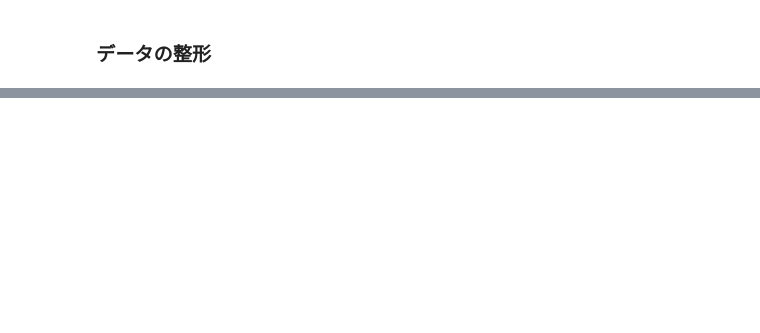
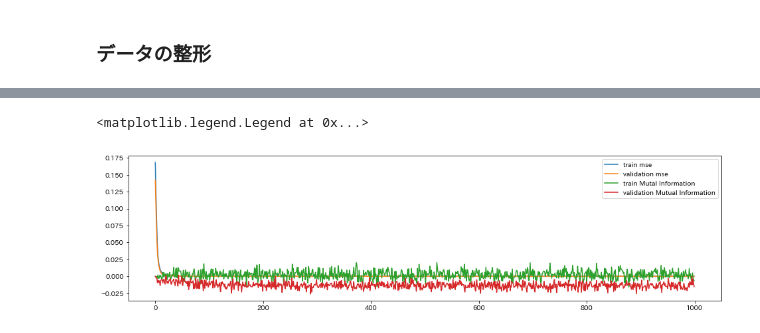
Before and after one commit to ryuichi-tate/estimate-innovation, a Jupyter notebook: kurtosis_loss/lean_kurtosis.ipynb, the cells around one changed output, grey strips where cells are left out. Drawn from its saved outputs; the diff is of its cells as text; code cells hidden in the pictures; blank space fills up the shorter version.

```diff
--- a/kurtosis_loss/lean_kurtosis.ipynb
+++ b/kurtosis_loss/lean_kurtosis.ipynb
@@ -58,0 +157,4 @@ plt.plot(data)
+# %%
+optimizer_F = torch.optim.Adam(params=predictor.parameters(), lr=0.0001 )
+optimizer_G = torch.optim.Adam(params=generator.parameters(), lr=0.0001 )
+# optimizer_F = torch.optim.SGD(params=predictor.parameters(), lr = 0.00005)
@@ -58,0 +163,3 @@ plt.plot(data)
+# %%
+batchMatrix = generator(aa)
+batchMatrix.shape
@@ -58,0 +168,6 @@ plt.plot(data)
+# %%
+mseLoss = nn.MSELoss()
+mseLoss = mseLoss.to(device)
+def Mutual_Information(batchMatrix):
+    return - (1/12*(batchMatrix**3).mean(axis=0) + 1/48*((batchMatrix**4).mean(axis=0) - 3*((batchMatrix**2).mean(axis=0))**2)**2).sum()
+# Variable(Wasserstein.pWasserstein(hat_normeps_t.view(opt.batch_size), p=1), requires_grad=True).to(device)
@@ -58,0 +176,5 @@ plt.plot(data)
+# %%
+train_lossList_mse = []
+val_lossList_mse = []
+train_lossList_Mutual = []
+val_lossList_Mutual = []
@@ -58,0 +293,10 @@ plt.plot(data)
+# %%
+plt.figure(figsize=(16,4))
+plt.plot(train_lossList_mse, label="train mse")
+plt.plot(val_lossList_mse, label="validation mse")
+plt.plot(train_lossList_Mutual, label="train Mutal Information")
+plt.plot(val_lossList_Mutual, label="validation Mutual Information")
+plt.legend()
+# %% [output]
+<matplotlib.legend.Legend at 0x...>
+[figure, added]
```
Also changed, not shown: parts of 29 cells of this notebook, 3 other files.
